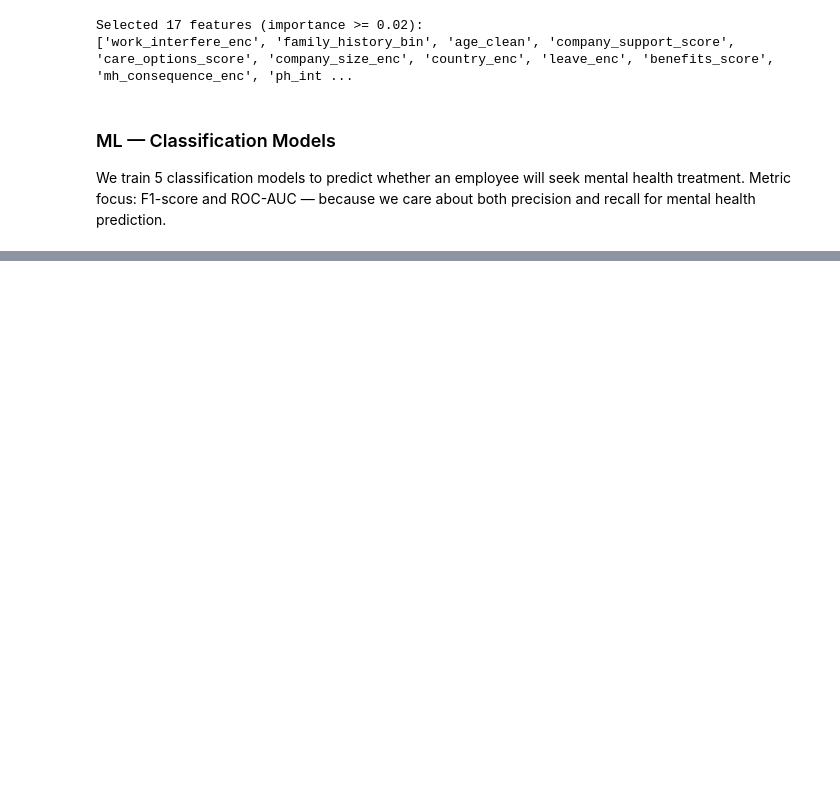
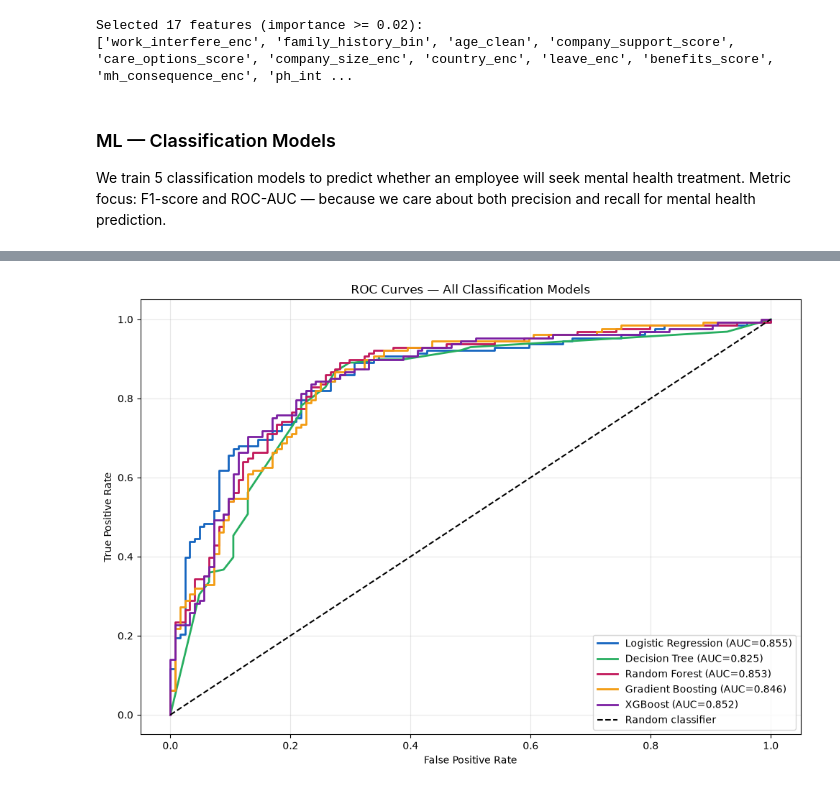
Before and after one commit to AuraFrizzati/kaggle-mh-tech-survey, a Jupyter notebook: local_exploration_notebook.ipynb, the cells around one changed output, grey strips where cells are left out. Drawn from its saved outputs; the diff is of its cells as text; code cells hidden in the pictures; blank space fills up the shorter version.

```diff
--- a/local_exploration_notebook.ipynb
+++ b/local_exploration_notebook.ipynb
@@ -644,0 +664,22 @@ NameError: name 'XGB_AVAILABLE' is not defined
+# %%
+# ROC Curves
+plt.figure(figsize=(10, 7))
+roc_models = [
+    ('Logistic Regression', y_te, lr_prob, '#1565c0'),
+    ('Decision Tree',       y_te, dt_prob, '#27ae60'),
+    ('Random Forest',       y_te, rf_prob, '#c2185b'),
+    ('Gradient Boosting',   y_te, gbm_prob,'#f39c12'),
+    ('XGBoost',             y_te, xgb_prob,'#7b1fa2'),
+]
+for name, y_true, y_prob, color in roc_models:
+    fpr, tpr, _ = roc_curve(y_true, y_prob)
+    auc = roc_auc_score(y_true, y_prob)
+    plt.plot(fpr, tpr, color=color, lw=2, label=f'{name} (AUC={auc:.3f})')
+
+plt.plot([0,1],[0,1],'k--', lw=1.5, label='Random classifier')
+plt.xlabel('False Positive Rate'); plt.ylabel('True Positive Rate')
+plt.title('ROC Curves — All Classification Models')
+plt.legend(loc='lower right'); plt.grid(True, alpha=0.3)
+plt.tight_layout(); plt.show()
+# %% [output]
+[figure, added]
```
Also changed, not shown: parts of 4 cells of this notebook.
